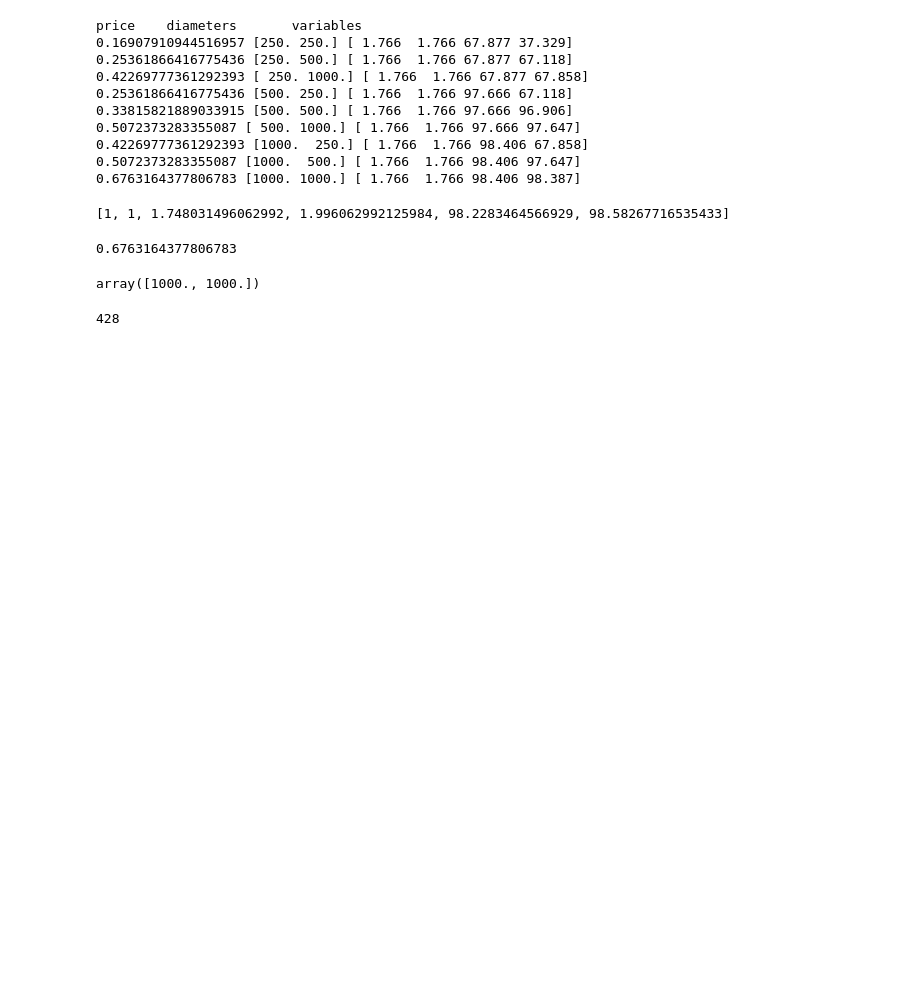
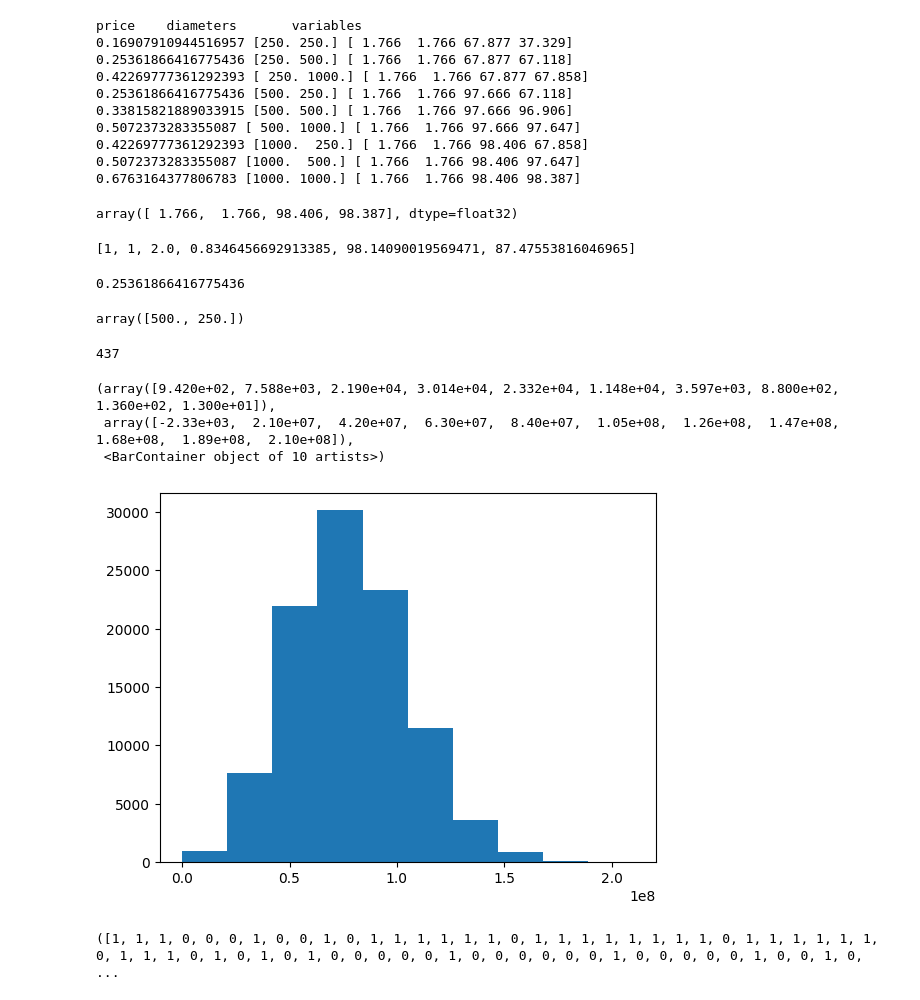
Before and after one commit to QuantumApplicationLab/wntr-quantum, a Jupyter notebook: docs/notebooks/design_pipe_diameter.ipynb, the cells around one changed output. Saved outputs shown, nothing was run; the diff lists cells and outputs as text; code cells hidden in the pictures; blank space fills up the shorter version.

Commit message:
register sampleset

```diff
--- a/docs/notebooks/design_pipe_diameter.ipynb
+++ b/docs/notebooks/design_pipe_diameter.ipynb
@@ -33,12 +36,12 @@ from qubops.solution_vector import SolutionVector_V2 as SolutionVector
 from qubops.encodings import  RangedEfficientEncoding, PositiveQbitEncoding
 
 nqbit = 7
-step = (0.5/(2**nqbit-1))
-flow_encoding = PositiveQbitEncoding(nqbit=nqbit, step=step, offset=+1.5, var_base_name="x")
+step = (2./(2**nqbit-1))
+flow_encoding = PositiveQbitEncoding(nqbit=nqbit, step=step, offset=+0.0, var_base_name="x")
 
-nqbit = 7
-step = (5/(2**nqbit-1))
-head_encoding = PositiveQbitEncoding(nqbit=nqbit, step=step, offset=+95.0, var_base_name="x")
+nqbit = 9
+step = (50/(2**nqbit-1))
+head_encoding = PositiveQbitEncoding(nqbit=nqbit, step=step, offset=+50.0, var_base_name="x")
 # %%
 from wntr_quantum.design.qubo_pipe_diam import QUBODesignPipeDiameter
 pipe_diameters = [250, 500, 1000]
@@ -84,21 +70,33 @@ price    diameters       variables
 0.42269777361292393 [1000.  250.] [ 1.766  1.766 98.406 67.858]
 0.5072373283355087 [1000.  500.] [ 1.766  1.766 98.406 97.647]
 0.6763164377806783 [1000. 1000.] [ 1.766  1.766 98.406 98.387]
+# %%
+designer.convert_solution_from_si(ref_values)
+# %% [output]
+array([ 1.766,  1.766, 98.406, 98.387], dtype=float32)
 # %%
 from dwave.samplers import SimulatedAnnealingSampler
 options = {'sampler': SimulatedAnnealingSampler()}
-status = designer.solve(strength=1E5, num_reads=100000, options=options)
+status = designer.solve(strength=1E7, num_reads=100000, options=options)
 # %% [output]
-[1, 1, 1.748031496062992, 1.996062992125984, 98.2283464566929, 98.58267716535433]
+[1, 1, 2.0, 0.8346456692913385, 98.14090019569471, 87.47553816046965]
 # %%
 designer.total_pice
 # %% [output]
-0.6763164377806783
+0.25361866416775436
 # %%
 designer.optimal_diameters
 # %% [output]
-array([1000., 1000.])
+array([500., 250.])
 # %%
 designer.bqm.num_variables
 # %% [output]
-428
+437
+# %%
+import matplotlib.pyplot as plt
+plt.hist(designer.sampleset.data_vectors['energy'])
+# %% [output]
+(array([9.420e+02, 7.588e+03, 2.190e+04, 3.014e+04, 2.332e+04, 1.148e+04, 3.597e+03, 8.800e+02, 1.360e+02, 1.300e+01]),
+ array([-2.33e+03,  2.10e+07,  4.20e+07,  6.30e+07,  8.40e+07,  1.05e+08,  1.26e+08,  1.47e+08,  1.68e+08,  1.89e+08,  2.10e+08]),
+ <BarContainer object of 10 artists>)
+[figure, added]
@@ -104,0 +105,4 @@ designer.bqm.num_variables
+# %%
+x.record[1]
+# %% [output]
+([1, 1, 1, 0, 0, 0, 1, 0, 0, 1, 0, 1, 1, 1, 1, 1, 1, 0, 1, 1, 1, 1, 1, 1, 1, 1, 0, 1, 1, 1, 1, 1, 1, 0, 1, 1, 1, 0, 1, 0, 1, 0, 1, 0, 0, 0, 0, 0, 1, 0, 0, 0, 0, 0, 0, 1, 0, 0, 0, 0, 0, 1, 0, 0, 1, 0,  ...
```
Also changed, not shown: parts of 10 cells of this notebook, 4 other files.
